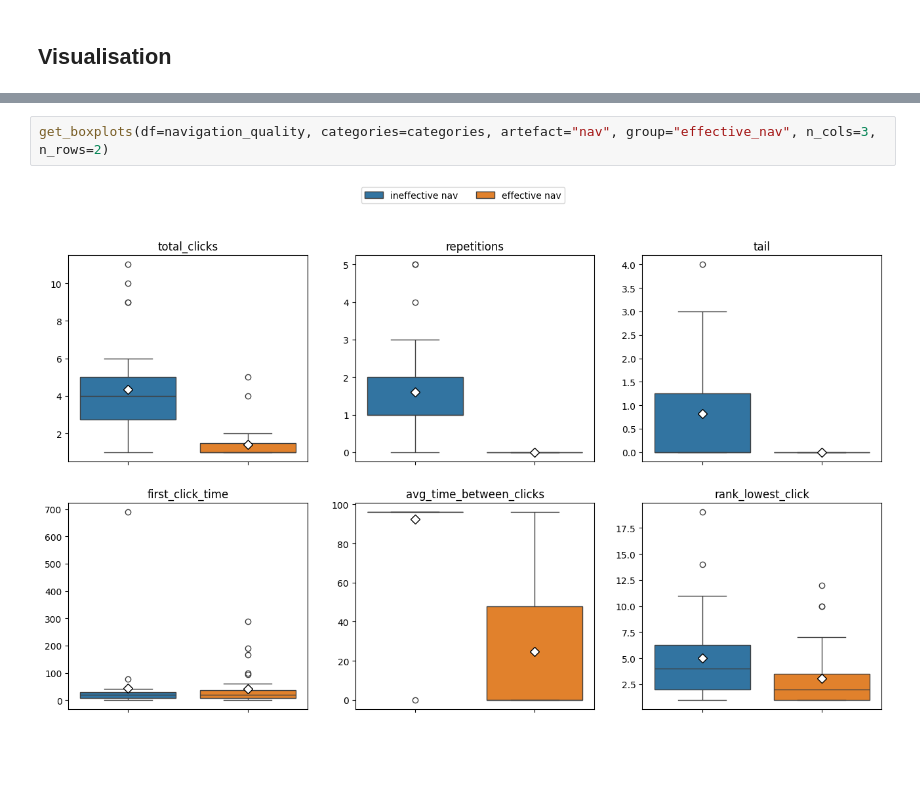
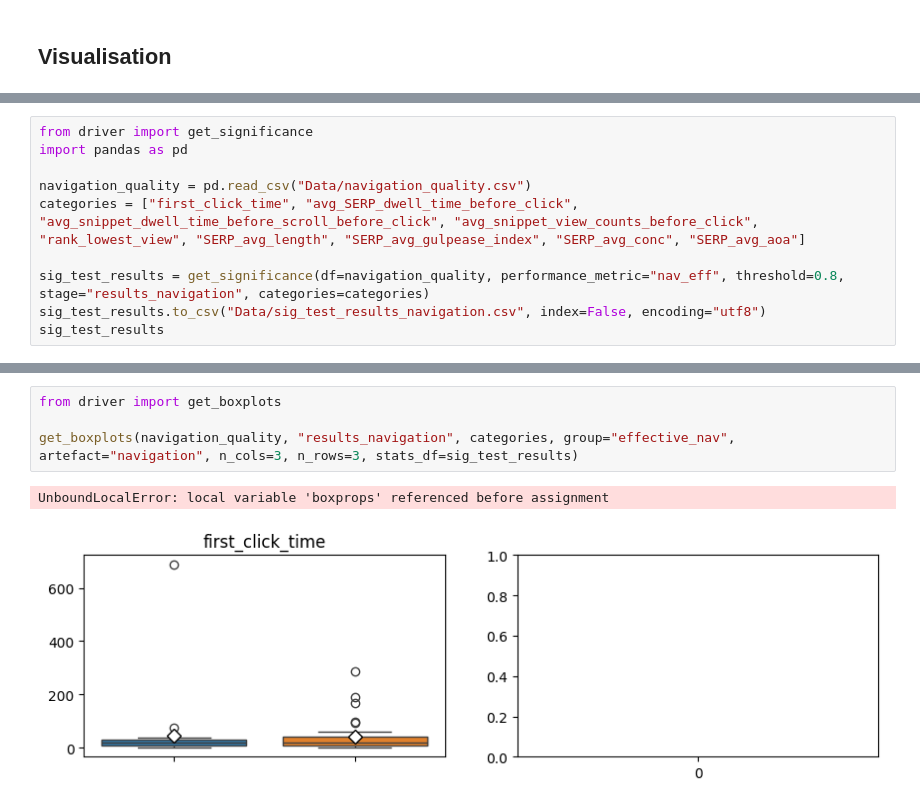
Before and after one commit to SOLandChildren/CHIIR27_LogAnalysis, a Jupyter notebook: results_navigation.ipynb, the cells around one changed output, grey strips where cells are left out. Drawn from its saved outputs; the diff is of its cells as text; blank space fills up the shorter version.

Commit message:
Finished analysis for information distillation, started analysis for results navigation

```diff
--- a/results_navigation.ipynb
+++ b/results_navigation.ipynb
@@ -127,0 +163,10 @@ categories = ["total_clicks", "repetitions", "tail", "first_click_time", "avg_ti
+# %%
+from driver import get_significance
+import pandas as pd
+
+navigation_quality = pd.read_csv("Data/navigation_quality.csv")
+categories = ["first_click_time", "avg_SERP_dwell_time_before_click", "avg_snippet_dwell_time_before_scroll_before_click", "avg_snippet_view_counts_before_click", "rank_lowest_view", "SERP_avg_length", "SERP_avg_gulpease_index", "SERP_avg_conc", "SERP_avg_aoa"]
+
+sig_test_results = get_significance(df=navigation_quality, performance_metric="nav_eff", threshold=0.8, stage="results_navigation", categories=categories)
+sig_test_results.to_csv("Data/sig_test_results_navigation.csv", index=False, encoding="utf8")
+sig_test_results
@@ -128,4 +184,7 @@ categories = ["total_clicks", "repetitions", "tail", "first_click_time", "avg_ti
 # %%
-get_boxplots(df=navigation_quality, categories=categories, artefact="nav", group="effective_nav", n_cols=3, n_rows=2)
+from driver import get_boxplots
+
+get_boxplots(navigation_quality, "results_navigation", categories, group="effective_nav", artefact="navigation", n_cols=3, n_rows=3, stats_df=sig_test_results)
 # %% [output]
+UnboundLocalError: local variable 'boxprops' referenced before assignment
-[figure, old version]
+[figure, new version]
```
Also changed, not shown: parts of 20 cells of this notebook, 15 other files.
